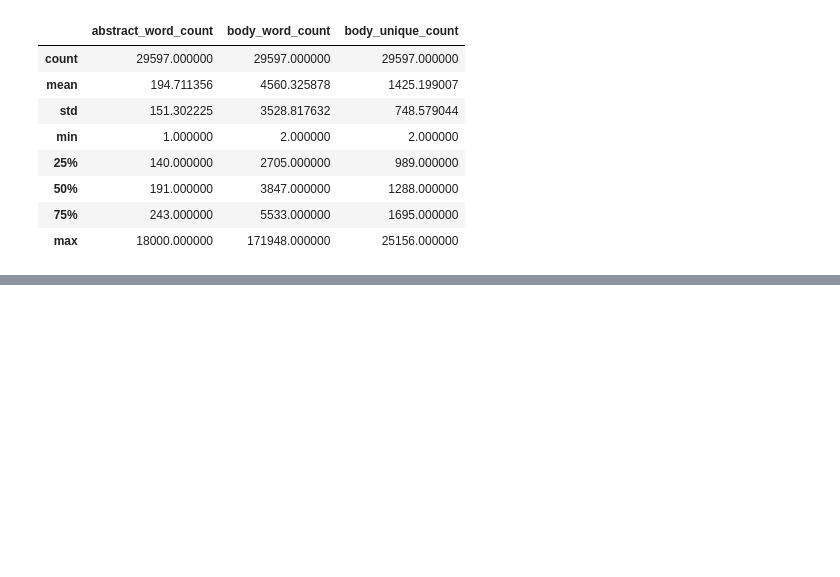
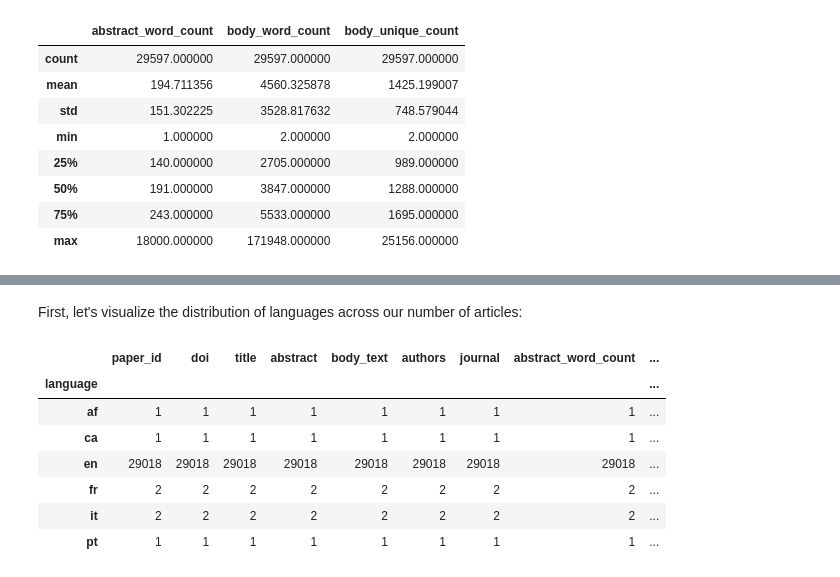
Before and after one commit to orangejuicetin/CIS545-Final-Project, a Jupyter notebook: justin_choi_cis545_final.ipynb, the cells around one changed output, grey strips where cells are left out. Saved outputs shown, nothing was run; the diff lists cells and outputs as text; code cells hidden in the pictures; blank space fills up the shorter version.

```diff
--- a/justin_choi_cis545_final.ipynb
+++ b/justin_choi_cis545_final.ipynb
@@ -252,0 +260,14 @@ covid_df.head()
+# %% [markdown]
+First, let's visualize the distribution of languages across our number of articles:
+# %%
+lang_distribution = covid_df.groupby(by=['language']).count()
+lang_distribution
+# %% [output]
+|  | paper_id | doi | title | abstract | body_text | authors | journal | abstract_word_count | ... |
+| language |  |  |  |  |  |  |  |  | ... |
+| af | 1 | 1 | 1 | 1 | 1 | 1 | 1 | 1 | ... |
+| ca | 1 | 1 | 1 | 1 | 1 | 1 | 1 | 1 | ... |
+| en | 29018 | 29018 | 29018 | 29018 | 29018 | 29018 | 29018 | 29018 | ... |
+| fr | 2 | 2 | 2 | 2 | 2 | 2 | 2 | 2 | ... |
+| it | 2 | 2 | 2 | 2 | 2 | 2 | 2 | 2 | ... |
+| pt | 1 | 1 | 1 | 1 | 1 | 1 | 1 | 1 | ... |
```
Also changed, not shown: parts of 11 cells of this notebook.
